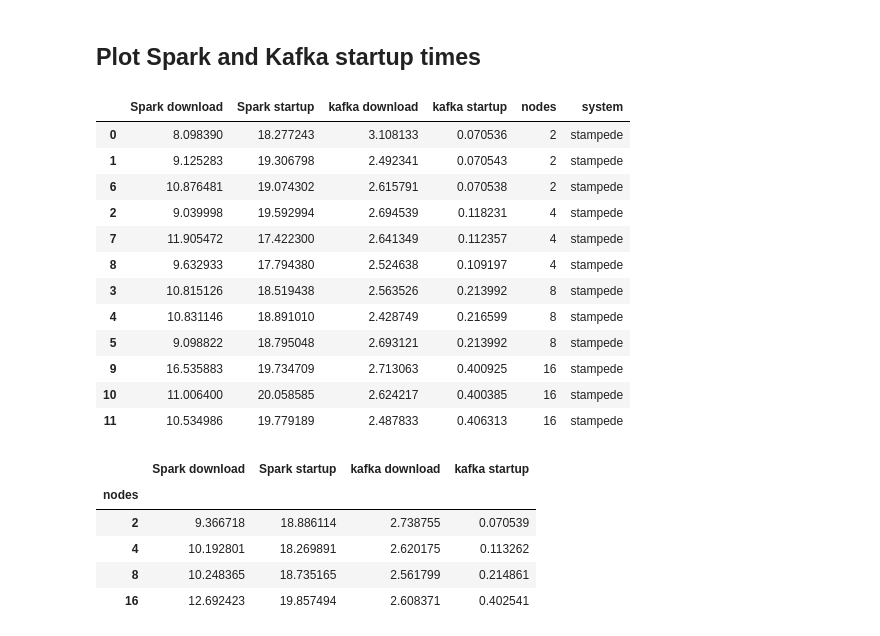
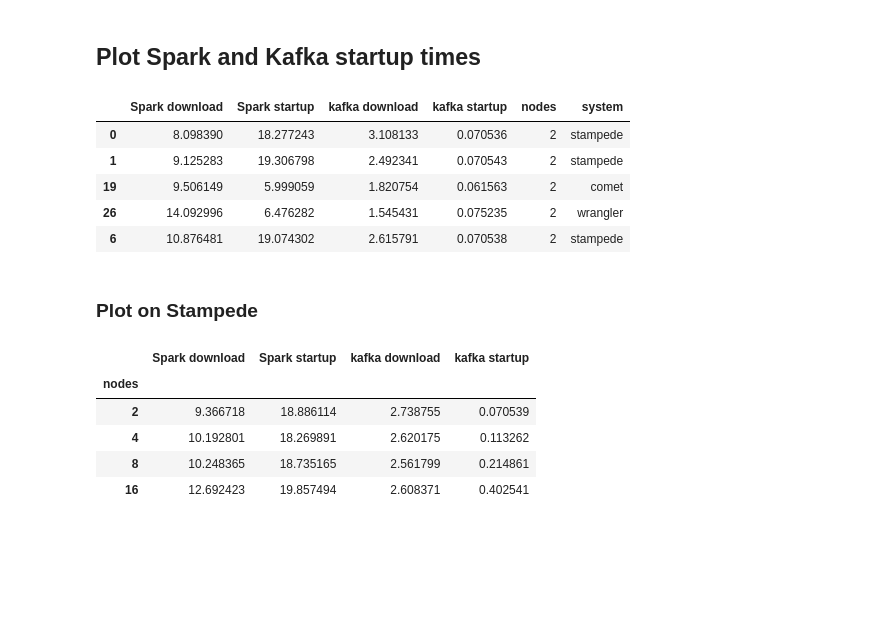
Before and after one commit to radical-experiments/midas_exps, a Jupyter notebook: streaming/plot startup results.ipynb, the cells around one changed output. Drawn from its saved outputs; the diff is of its cells as text; code cells hidden in the pictures; blank space fills up the shorter version.

```diff
--- a/streaming/plot startup results.ipynb
+++ b/streaming/plot startup results.ipynb
@@ -6,19 +6,14 @@ import matplotlib.pyplot as plt
 data = pd.read_csv('rp-streaming_startup.csv', skipinitialspace=True)
 # %%
 data = data.sort_values(by='nodes')
-data
+data.head()
 # %% [output]
 |  | Spark download | Spark startup | kafka download | kafka startup | nodes | system |
 | 0 | 8.098390 | 18.277243 | 3.108133 | 0.070536 | 2 | stampede |
 | 1 | 9.125283 | 19.306798 | 2.492341 | 0.070543 | 2 | stampede |
+| 19 | 9.506149 | 5.999059 | 1.820754 | 0.061563 | 2 | comet |
+| 26 | 14.092996 | 6.476282 | 1.545431 | 0.075235 | 2 | wrangler |
 | 6 | 10.876481 | 19.074302 | 2.615791 | 0.070538 | 2 | stampede |
-| 2 | 9.039998 | 19.592994 | 2.694539 | 0.118231 | 4 | stampede |
-| 7 | 11.905472 | 17.422300 | 2.641349 | 0.112357 | 4 | stampede |
-| 8 | 9.632933 | 17.794380 | 2.524638 | 0.109197 | 4 | stampede |
-| 3 | 10.815126 | 18.519438 | 2.563526 | 0.213992 | 8 | stampede |
-| 4 | 10.831146 | 18.891010 | 2.428749 | 0.216599 | 8 | stampede |
-| 5 | 9.098822 | 18.795048 | 2.693121 | 0.213992 | 8 | stampede |
-| 9 | 16.535883 | 19.734709 | 2.713063 | 0.400925 | 16 | stampede |
-| 10 | 11.006400 | 20.058585 | 2.624217 | 0.400385 | 16 | stampede |
-| 11 | 10.534986 | 19.779189 | 2.487833 | 0.406313 | 16 | stampede |
+# %% [markdown]
+### Plot on Stampede
 # %%
```
Also changed, not shown: parts of 9 cells of this notebook, 1 other file.
